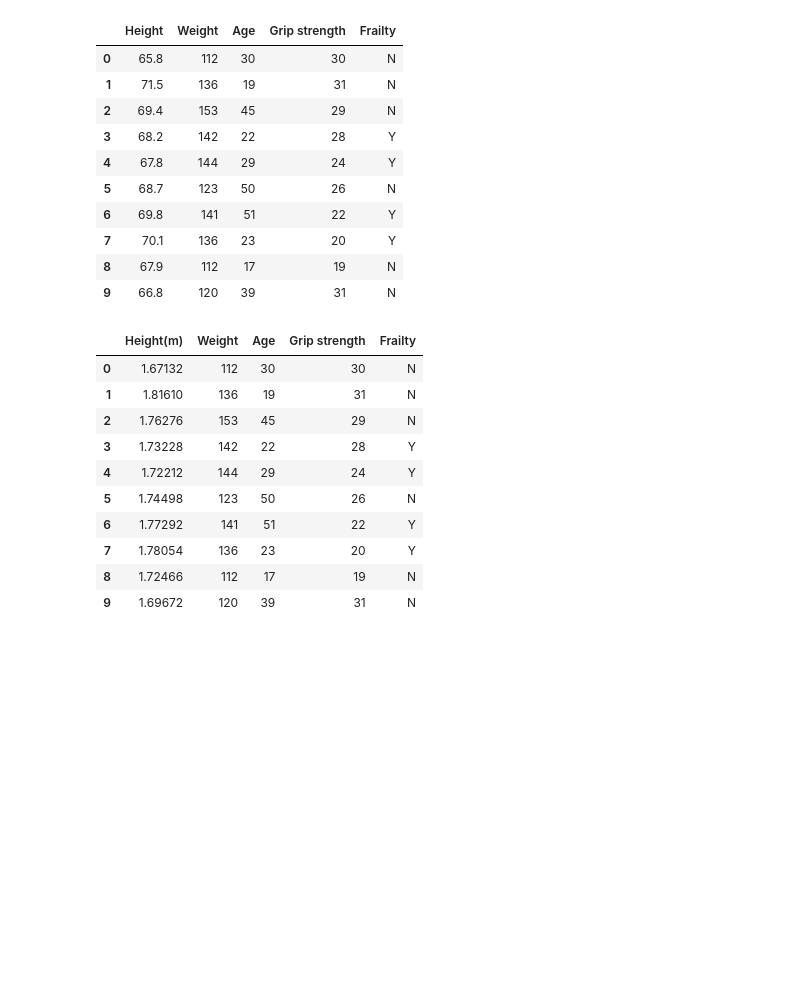
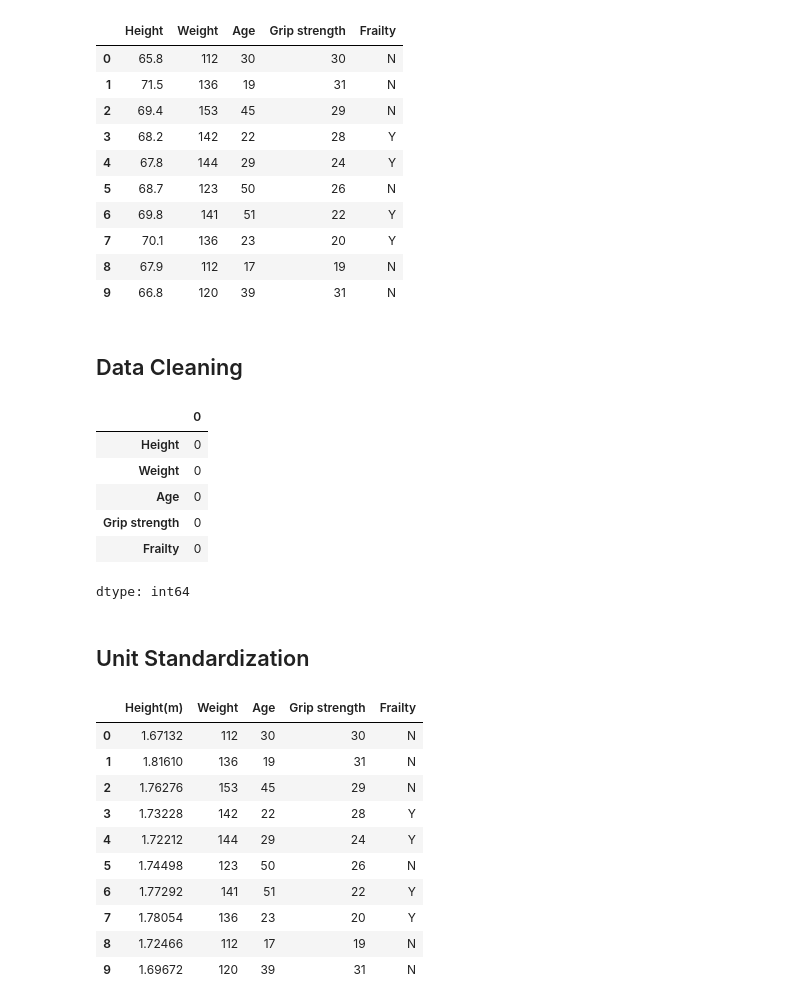
Before and after one commit to Sreekaran1704/PDS_Assignment-1, a Jupyter notebook: Q1/notebooks/PDS ASS 1.ipynb, the cells around one changed output. Cells and saved outputs as stored; diff of their text form; code cells hidden in the pictures; blank space fills up the shorter version.

```diff
--- a/Q1/notebooks/exp_1.ipynb
+++ b/Q1/notebooks/PDS ASS 1.ipynb
@@ -36,3 +39,15 @@ df1
 | 7 | 70.1 | 136 | 23 | 20 | Y |
 | 8 | 67.9 | 112 | 17 | 19 | N |
 | 9 | 66.8 | 120 | 39 | 31 | N |
+# %% [markdown]
+## Data Cleaning
+# %%
+df1.isnull().sum()
+# %% [output]
+|  | 0 |
+| Height | 0 |
+| Weight | 0 |
+| Age | 0 |
+| Grip strength | 0 |
+| Frailty | 0 |
+dtype: int64
@@ -39 +62,3 @@ df1
+# %% [markdown]
+## Unit Standardization
 # %%
```
Also changed, not shown: parts of 9 cells of this notebook, 4 other files.
